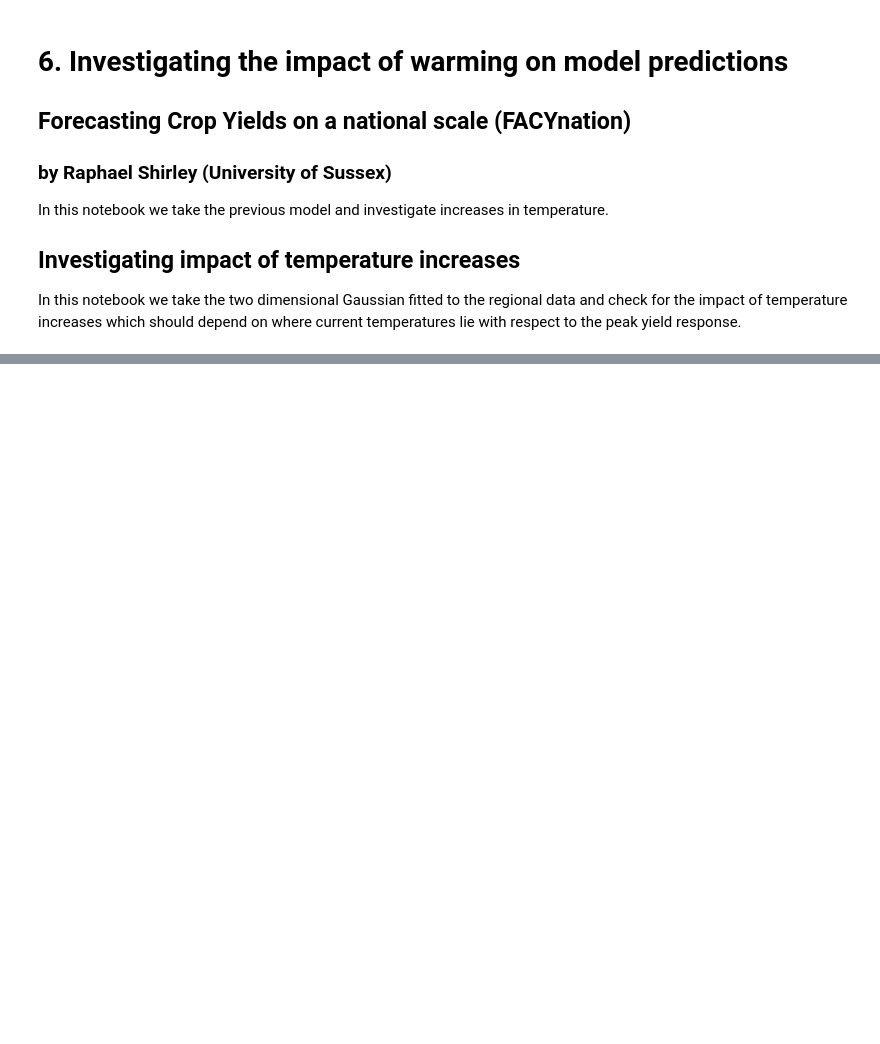
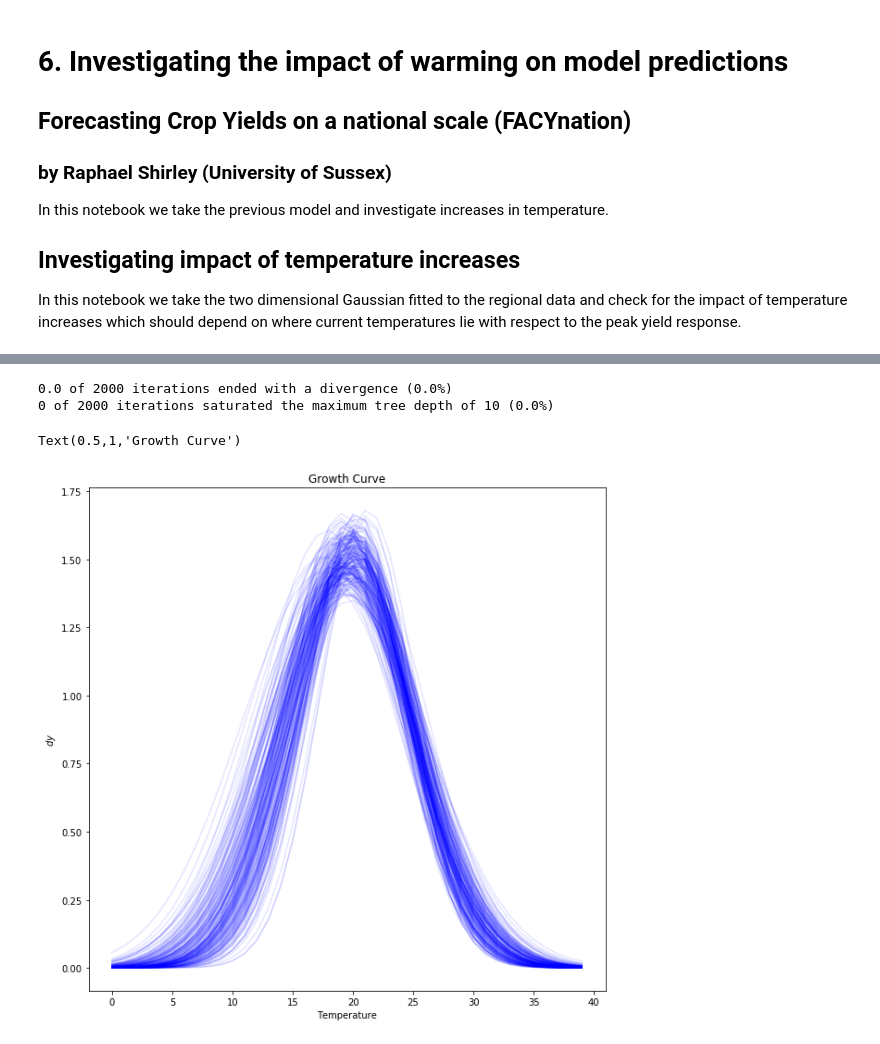
Before and after one commit to MylesBartlett/FACYnation, a Jupyter notebook: 6_Warming_impact.ipynb, the cells around one changed output, grey strips where cells are left out. Cells and saved outputs as stored; diff of their text form; code cells hidden in the pictures; blank space fills up the shorter version.

```diff
--- a/6_Warming_impact.ipynb
+++ b/6_Warming_impact.ipynb
@@ -13,0 +52,24 @@ import numpy as np
+# %%
+n_years=np.array(yields[yields['Region']=='Maize_Spring_USA_Indiana'].iloc[0,22:]).size
+data2={
+    'n_regions':len(states),
+    'n_years':n_years,
+    'd_temp':np.array(temp_states.iloc[:,3:9]).reshape(
+                     len(states),
+                     np.int(np.array(temp_states.iloc[:,3:9]).shape[0]/len(states)),6
+                                                      ).astype(float),
+    'd_precip':np.array(precip_states.iloc[:,3:9]).reshape(
+                     len(states),
+                     np.int(np.array(precip_states.iloc[:,3:9]).shape[0]/len(states)),6
+                                                      ).astype(float),
+    'd_yields':np.array(yields[yields["Region"].isin(
+                     ['Maize_Spring_USA_'+s for s in states]
+                                                    )].iloc[:,22:]).astype(float)+6,
+    'n_gf':40,
+    'temp':np.arange(0,40,1),
+    'precip':np.arange(0,200,5)
+
+}
+# %%
+
+gm2 = pystan.StanModel(file='./stan/2d-gaussian.stan')
@@ -13,0 +78,3 @@ import numpy as np
+# %%
+
+fit=gm2.sampling(data=data2,chains=4,iter=1000,verbose=True,seed=1308)
@@ -13,0 +102,22 @@ import numpy as np
+# %%
+
+# carry out some diagnostic checks on fit
+from xidplus.stan_fit import stan_utility
+stan_utility.check_div(fit)
+stan_utility.check_energy(fit)
+stan_utility.check_treedepth(fit)
+# %% [output]
+0.0 of 2000 iterations ended with a divergence (0.0%)
+0 of 2000 iterations saturated the maximum tree depth of 10 (0.0%)
+# %%
+samples=fit.extract()
+# %%
+plt.figure(figsize=(10,10))
+for i in range(0,2000,10):
+    plt.plot(fit.data['temp'],samples['fdy1'][i,:],alpha=0.1, c='b')
+plt.xlabel('Temperature')
+plt.ylabel(r'$dy$')
+plt.title('Growth Curve')
+# %% [output]
+Text(0.5,1,'Growth Curve')
+[figure, added]
```
Also changed, not shown: parts of 25 cells of this notebook.
